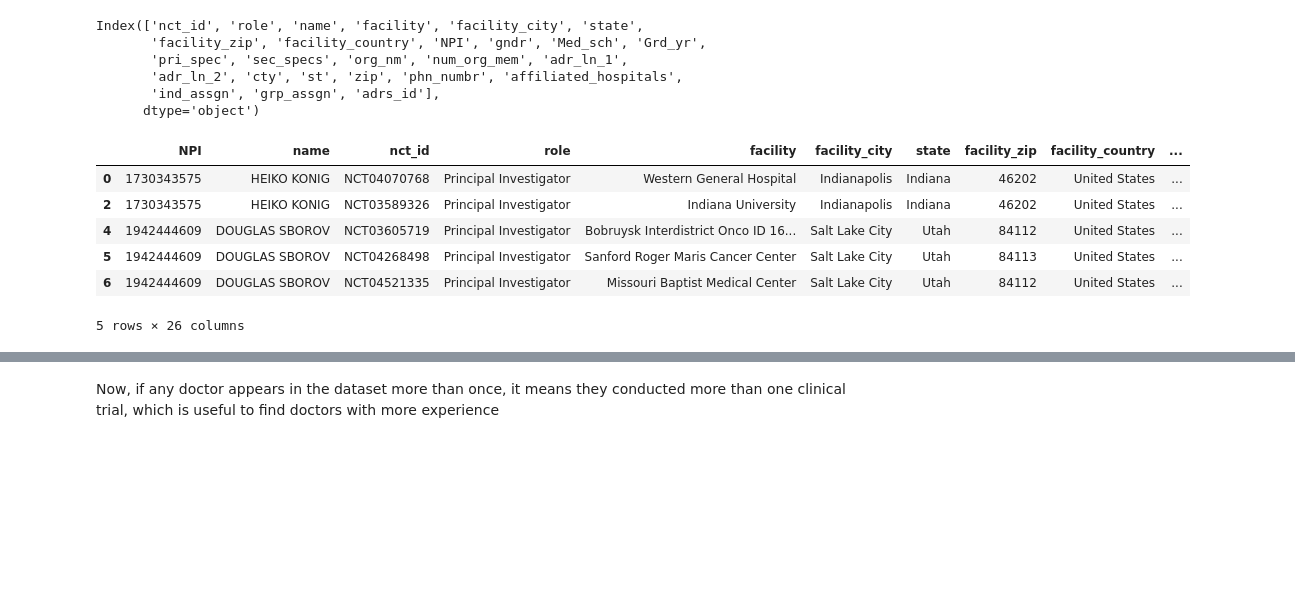
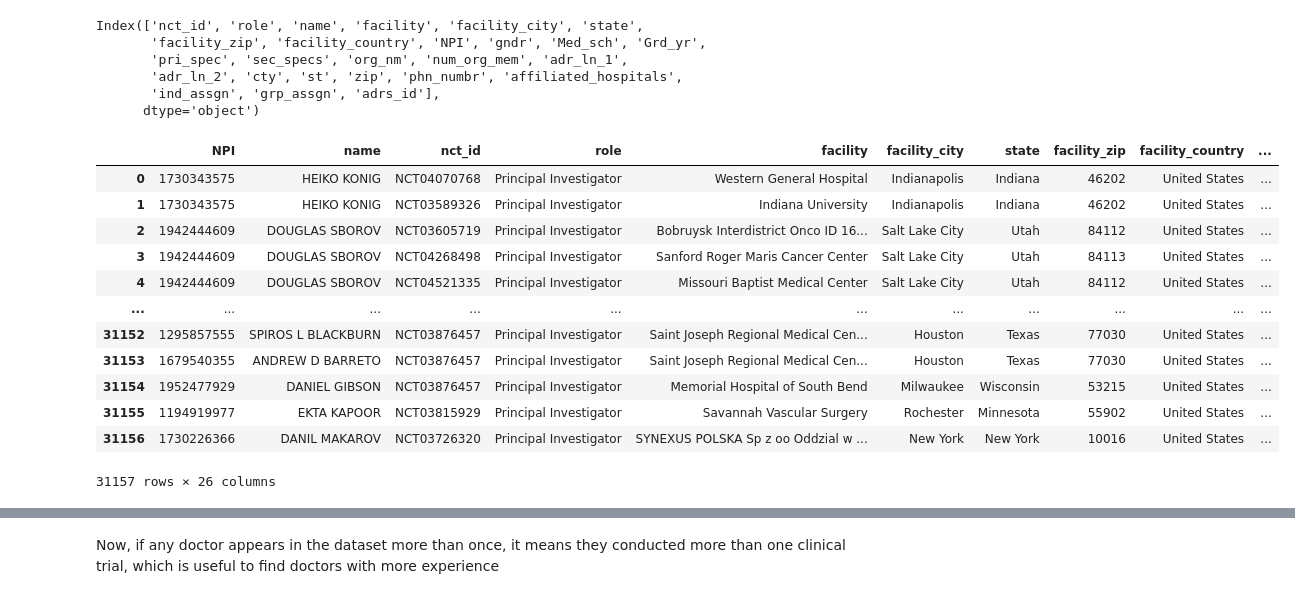
Before and after one commit to dhananjaykhazanchi/ClinicalTrialsDataset, a Jupyter notebook: mainNotebook.ipynb, the cells around one changed output, grey strips where cells are left out. Cells and saved outputs as stored; diff of their text form; code cells hidden in the pictures; blank space fills up the shorter version.

```diff
--- a/mainNotebook.ipynb
+++ b/mainNotebook.ipynb
@@ -362,12 +362,18 @@ merged2 = merged2[['NPI', 'name', 'nct_id', 'role','facility', 'facility_city',
        'adr_ln_2', 'cty', 'st', 'zip', 'phn_numbr',
        'affiliated_hospitals', 'ind_assgn', 'grp_assgn', 'adrs_id']]
 # %%
-merged2.head()
+merged2
 # %% [output]
 |  | NPI | name | nct_id | role | facility | facility_city | state | facility_zip | facility_country | ... |
 | 0 | 1730343575 | HEIKO KONIG | NCT04070768 | Principal Investigator | Western General Hospital | Indianapolis | Indiana | 46202 | United States | ... |
-| 2 | 1730343575 | HEIKO KONIG | NCT03589326 | Principal Investigator | Indiana University | Indianapolis | Indiana | 46202 | United States | ... |
-| 4 | 1942444609 | DOUGLAS SBOROV | NCT03605719 | Principal Investigator | Bobruysk Interdistrict Onco ID 16... | Salt Lake City | Utah | 84112 | United States | ... |
-| 5 | 1942444609 | DOUGLAS SBOROV | NCT04268498 | Principal Investigator | Sanford Roger Maris Cancer Center | Salt Lake City | Utah | 84113 | United States | ... |
-| 6 | 1942444609 | DOUGLAS SBOROV | NCT04521335 | Principal Investigator | Missouri Baptist Medical Center | Salt Lake City | Utah | 84112 | United States | ... |
+| 1 | 1730343575 | HEIKO KONIG | NCT03589326 | Principal Investigator | Indiana University | Indianapolis | Indiana | 46202 | United States | ... |
+| 2 | 1942444609 | DOUGLAS SBOROV | NCT03605719 | Principal Investigator | Bobruysk Interdistrict Onco ID 16... | Salt Lake City | Utah | 84112 | United States | ... |
+| 3 | 1942444609 | DOUGLAS SBOROV | NCT04268498 | Principal Investigator | Sanford Roger Maris Cancer Center | Salt Lake City | Utah | 84113 | United States | ... |
+| 4 | 1942444609 | DOUGLAS SBOROV | NCT04521335 | Principal Investigator | Missouri Baptist Medical Center | Salt Lake City | Utah | 84112 | United States | ... |
+| ... | ... | ... | ... | ... | ... | ... | ... | ... | ... | ... |
+| 31152 | 1295857555 | SPIROS L BLACKBURN | NCT03876457 | Principal Investigator | Saint Joseph Regional Medical Cen... | Houston | Texas | 77030 | United States | ... |
+| 31153 | 1679540355 | ANDREW D BARRETO | NCT03876457 | Principal Investigator | Saint Joseph Regional Medical Cen... | Houston | Texas | 77030 | United States | ... |
+| 31154 | 1952477929 | DANIEL GIBSON | NCT03876457 | Principal Investigator | Memorial Hospital of South Bend | Milwaukee | Wisconsin | 53215 | United States | ... |
+| 31155 | 1194919977 | EKTA KAPOOR | NCT03815929 | Principal Investigator | Savannah Vascular Surgery | Rochester | Minnesota | 55902 | United States | ... |
+| 31156 | 1730226366 | DANIL MAKAROV | NCT03726320 | Principal Investigator | SYNEXUS POLSKA Sp z oo Oddzial w ... | New York | New York | 10016 | United States | ... |
-5 rows × 26 columns
+31157 rows × 26 columns
```
Also changed, not shown: parts of 18 cells of this notebook.
